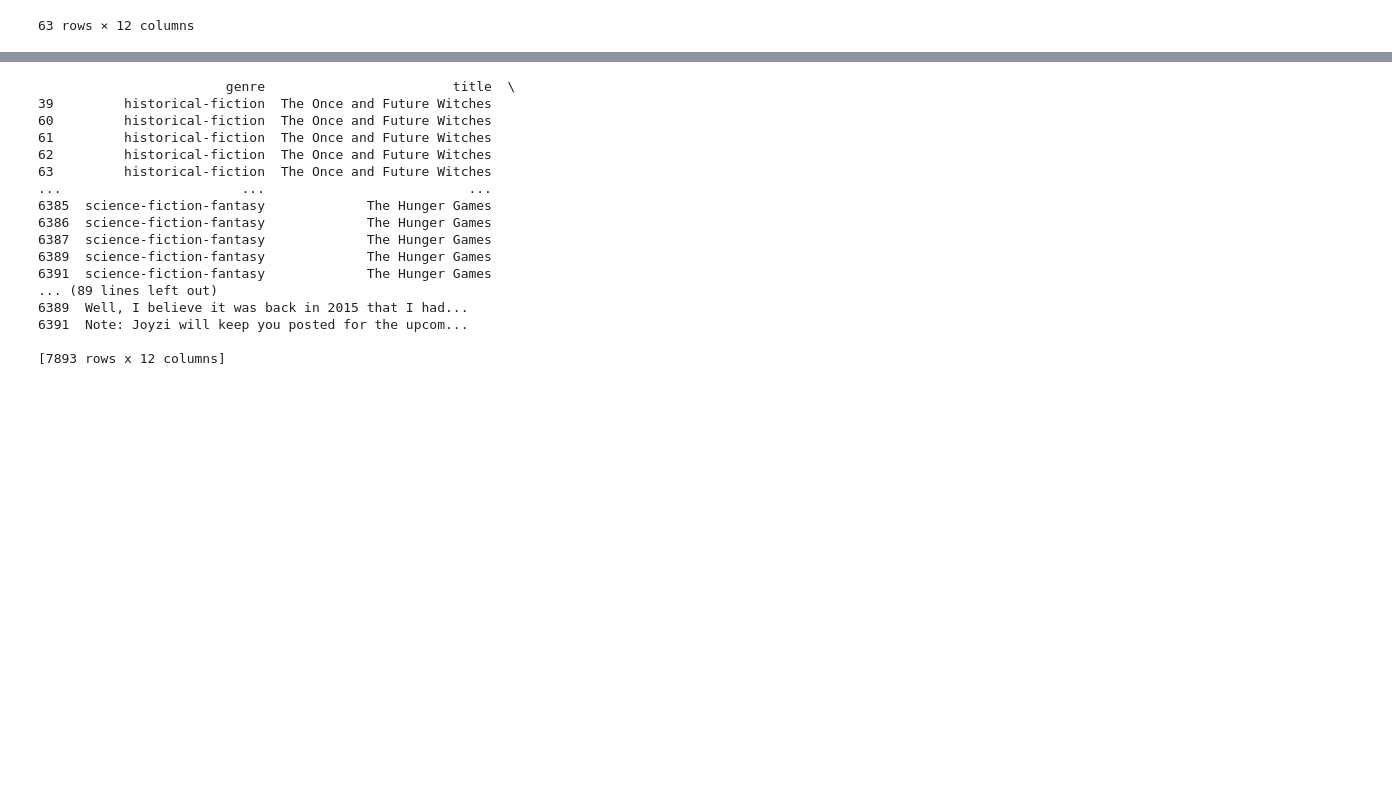
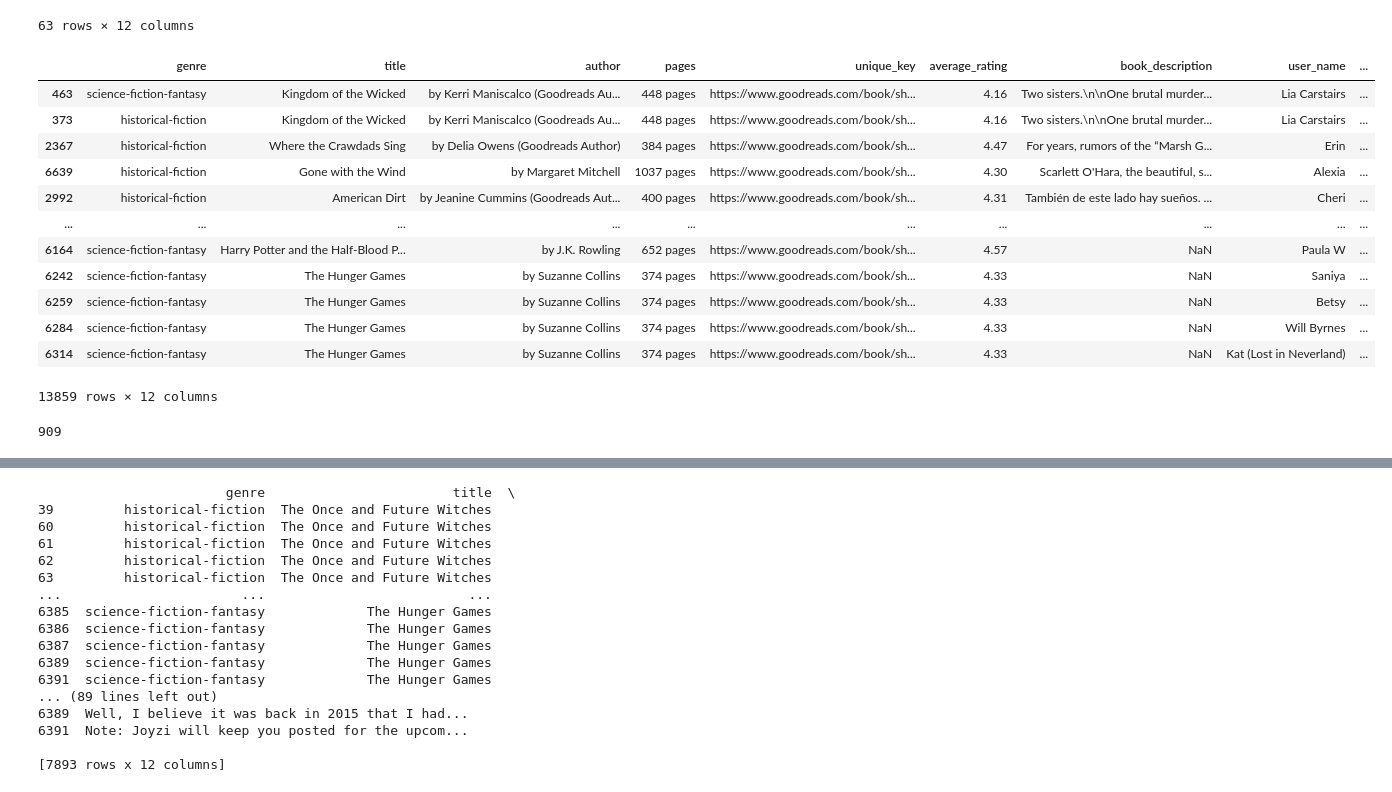
Before and after one commit to angelicacodes/book_recommendation, a Jupyter notebook: notebooks/exploratory/EDA1.ipynb, the cells around one changed output, grey strips where cells are left out. Cells and saved outputs as stored; diff of their text form; code cells hidden in the pictures; blank space fills up the shorter version.

```diff
--- a/notebooks/exploratory/EDA1.ipynb
+++ b/notebooks/exploratory/EDA1.ipynb
@@ -161,3 +227,23 @@ trying.head(63)
 | 61 | historical-fiction | The Once and Future Witches | by Alix E. Harrow (Goodreads Author) | 528 pages | https://www.goodreads.com/book/sh... | 4.19 | In 1893, there's no such thing as... | Barbara | ... |
 | 62 | historical-fiction | The Once and Future Witches | by Alix E. Harrow (Goodreads Author) | 528 pages | https://www.goodreads.com/book/sh... | 4.19 | In 1893, there's no such thing as... | Jennifer | ... |
 63 rows × 12 columns
+# %%
+trying.sort_values('review_text')
+# %% [output]
+|  | genre | title | author | pages | unique_key | average_rating | book_description | user_name | ... |
+| 463 | science-fiction-fantasy | Kingdom of the Wicked | by Kerri Maniscalco (Goodreads Au... | 448 pages | https://www.goodreads.com/book/sh... | 4.16 | Two sisters.\n\nOne brutal murder... | Lia Carstairs | ... |
+| 373 | historical-fiction | Kingdom of the Wicked | by Kerri Maniscalco (Goodreads Au... | 448 pages | https://www.goodreads.com/book/sh... | 4.16 | Two sisters.\n\nOne brutal murder... | Lia Carstairs | ... |
+| 2367 | historical-fiction | Where the Crawdads Sing | by Delia Owens (Goodreads Author) | 384 pages | https://www.goodreads.com/book/sh... | 4.47 | For years, rumors of the “Marsh G... | Erin | ... |
+| 6639 | historical-fiction | Gone with the Wind | by Margaret Mitchell | 1037 pages | https://www.goodreads.com/book/sh... | 4.30 | Scarlett O'Hara, the beautiful, s... | Alexia | ... |
+| 2992 | historical-fiction | American Dirt | by Jeanine Cummins (Goodreads Aut... | 400 pages | https://www.goodreads.com/book/sh... | 4.31 | También de este lado hay sueños. ... | Cheri | ... |
+| ... | ... | ... | ... | ... | ... | ... | ... | ... | ... |
+| 6164 | science-fiction-fantasy | Harry Potter and the Half-Blood P... | by J.K. Rowling | 652 pages | https://www.goodreads.com/book/sh... | 4.57 | NaN | Paula W | ... |
+| 6242 | science-fiction-fantasy | The Hunger Games | by Suzanne Collins | 374 pages | https://www.goodreads.com/book/sh... | 4.33 | NaN | Saniya | ... |
+| 6259 | science-fiction-fantasy | The Hunger Games | by Suzanne Collins | 374 pages | https://www.goodreads.com/book/sh... | 4.33 | NaN | Betsy | ... |
+| 6284 | science-fiction-fantasy | The Hunger Games | by Suzanne Collins | 374 pages | https://www.goodreads.com/book/sh... | 4.33 | NaN | Will Byrnes | ... |
+| 6314 | science-fiction-fantasy | The Hunger Games | by Suzanne Collins | 374 pages | https://www.goodreads.com/book/sh... | 4.33 | NaN | Kat (Lost in Neverland) | ... |
+13859 rows × 12 columns
+# %%
+trying.duplicated().sum()
+# %% [output]
+909
```
Also changed, not shown: parts of 58 cells of this notebook, 9 other files.
